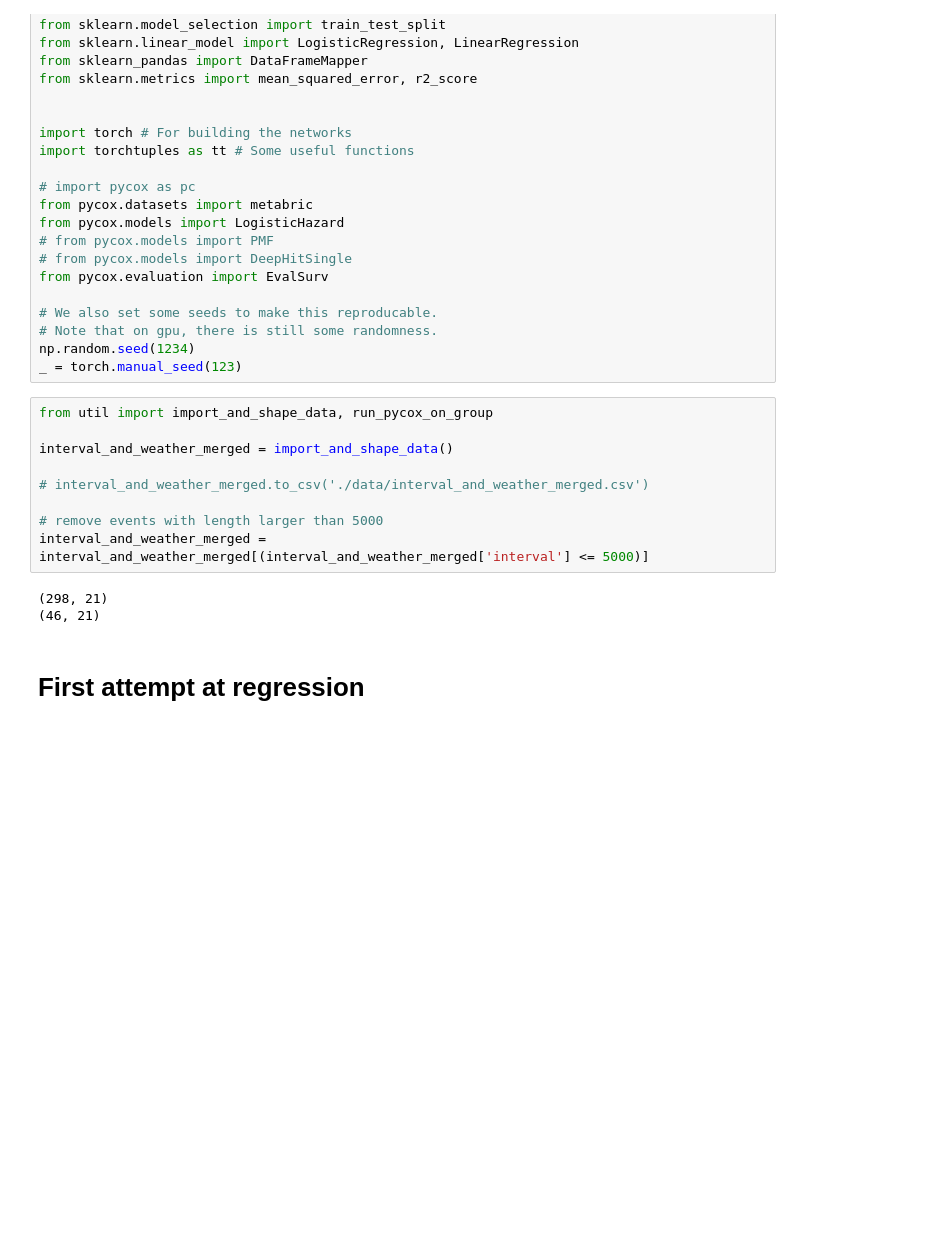
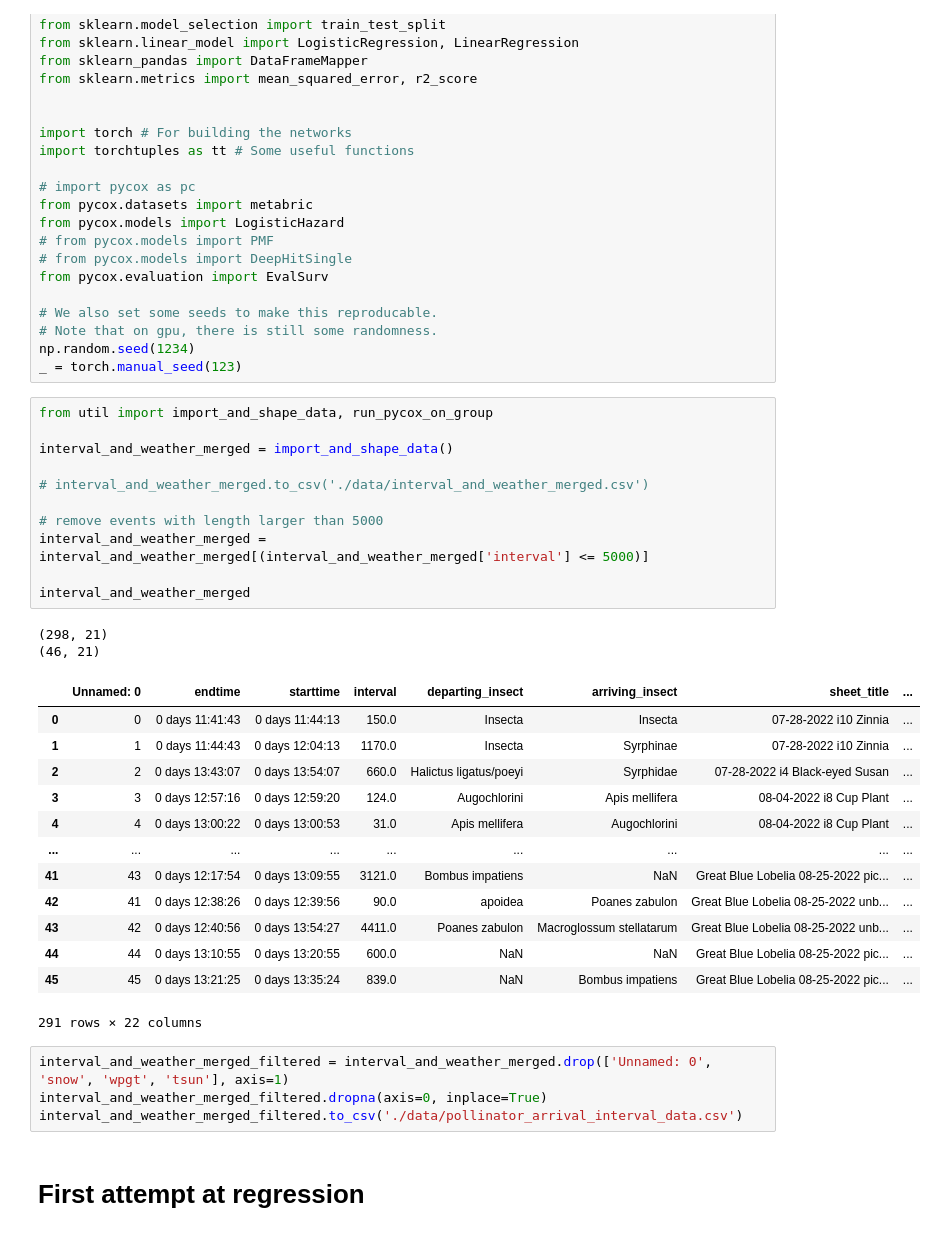
Before and after one commit to puckybreg/Native-Bee-Thesis, a Jupyter notebook: src/regression_on_survival_curve.ipynb, the cells around one changed output. Cells and saved outputs as stored; diff of their text form; blank space fills up the shorter version.

```diff
--- a/regression_on_survival_curve.ipynb
+++ b/src/regression_on_survival_curve.ipynb
@@ -40,15 +40,34 @@ _ = torch.manual_seed(123)
 # %%
 from util import import_and_shape_data, run_pycox_on_group
 
 interval_and_weather_merged = import_and_shape_data()
 
 # interval_and_weather_merged.to_csv('./data/interval_and_weather_merged.csv')
 
 # remove events with length larger than 5000
 interval_and_weather_merged = interval_and_weather_merged[(interval_and_weather_merged['interval'] <= 5000)]
+
+interval_and_weather_merged
 # %% [output]
 (298, 21)
 (46, 21)
+|  | Unnamed: 0 | endtime | starttime | interval | departing_insect | arriving_insect | sheet_title | ... |
+| 0 | 0 | 0 days 11:41:43 | 0 days 11:44:13 | 150.0 | Insecta | Insecta | 07-28-2022 i10 Zinnia | ... |
+| 1 | 1 | 0 days 11:44:43 | 0 days 12:04:13 | 1170.0 | Insecta | Syrphinae | 07-28-2022 i10 Zinnia | ... |
+| 2 | 2 | 0 days 13:43:07 | 0 days 13:54:07 | 660.0 | Halictus ligatus/poeyi | Syrphidae | 07-28-2022 i4 Black-eyed Susan | ... |
+| 3 | 3 | 0 days 12:57:16 | 0 days 12:59:20 | 124.0 | Augochlorini | Apis mellifera | 08-04-2022 i8 Cup Plant | ... |
+| 4 | 4 | 0 days 13:00:22 | 0 days 13:00:53 | 31.0 | Apis mellifera | Augochlorini | 08-04-2022 i8 Cup Plant | ... |
+| ... | ... | ... | ... | ... | ... | ... | ... | ... |
+| 41 | 43 | 0 days 12:17:54 | 0 days 13:09:55 | 3121.0 | Bombus impatiens | NaN | Great Blue Lobelia 08-25-2022 pic... | ... |
+| 42 | 41 | 0 days 12:38:26 | 0 days 12:39:56 | 90.0 | apoidea | Poanes zabulon | Great Blue Lobelia 08-25-2022 unb... | ... |
+| 43 | 42 | 0 days 12:40:56 | 0 days 13:54:27 | 4411.0 | Poanes zabulon | Macroglossum stellatarum | Great Blue Lobelia 08-25-2022 unb... | ... |
+| 44 | 44 | 0 days 13:10:55 | 0 days 13:20:55 | 600.0 | NaN | NaN | Great Blue Lobelia 08-25-2022 pic... | ... |
+| 45 | 45 | 0 days 13:21:25 | 0 days 13:35:24 | 839.0 | NaN | Bombus impatiens | Great Blue Lobelia 08-25-2022 pic... | ... |
+291 rows × 22 columns
+# %%
+interval_and_weather_merged_filtered = interval_and_weather_merged.drop(['Unnamed: 0', 'snow', 'wpgt', 'tsun'], axis=1)
+interval_and_weather_merged_filtered.dropna(axis=0, inplace=True)
+interval_and_weather_merged_filtered.to_csv('./data/pollinator_arrival_interval_data.csv')
 # %% [markdown]
 # First attempt at regression
 # %%
```
Also changed, not shown: parts of 4 cells of this notebook, 8 other files.
